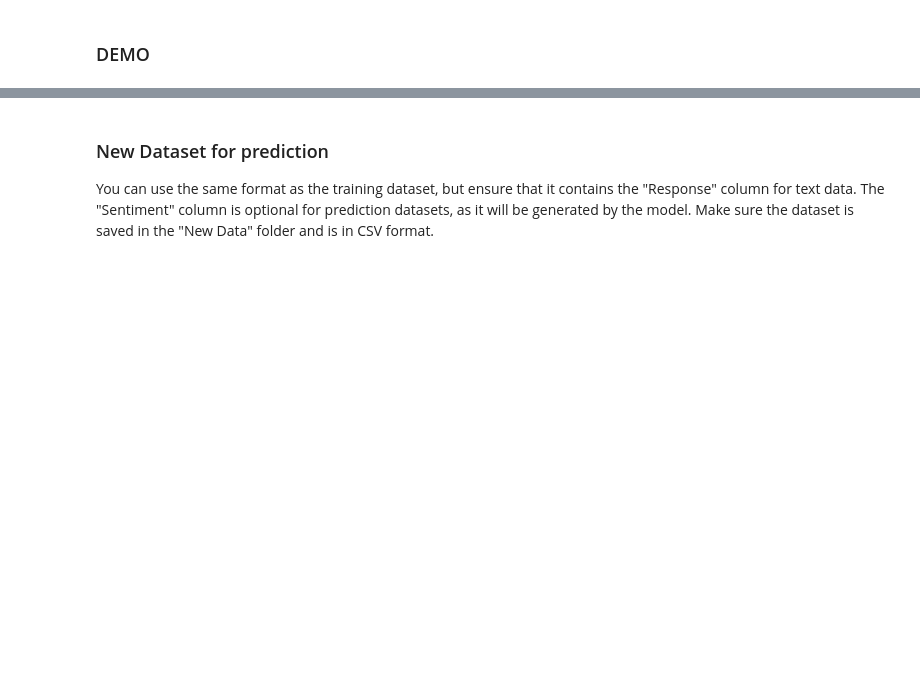
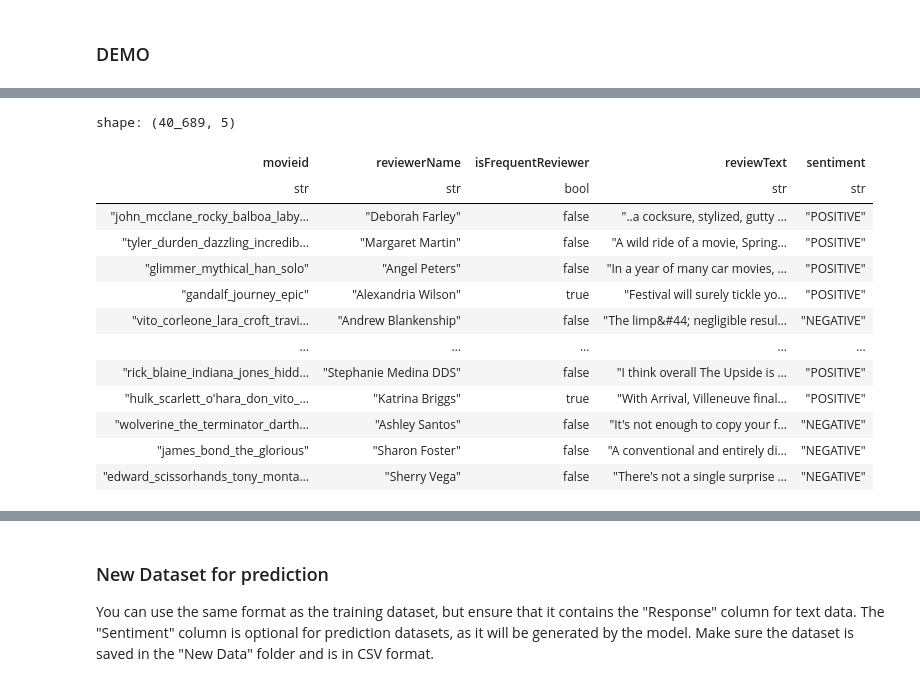
Before and after one commit to AlabhyaMe/Sentiments-Analysis, a Jupyter notebook: Sentimental Analysis Main File.ipynb, the cells around one changed output, grey strips where cells are left out. Saved outputs shown, nothing was run; the diff lists cells and outputs as text; code cells hidden in the pictures; blank space fills up the shorter version.

```diff
--- a/Sentimental Analysis Main File.ipynb
+++ b/Sentimental Analysis Main File.ipynb
@@ -43,3 +23,24 @@ shape: (162_758, 5)
+# %%
+df_train.head()
+# randomly select only 25% of the data since the dataset is large
+
+df_train = df_train.sample(fraction=0.25, shuffle=True, seed=42)
+df_train
+# %% [output]
+shape: (40_689, 5)
+| movieid | reviewerName | isFrequentReviewer | reviewText | sentiment |
+| str | str | bool | str | str |
+| "john_mcclane_rocky_balboa_laby… | "Deborah Farley" | false | "..a cocksure, stylized, gutty … | "POSITIVE" |
+| "tyler_durden_dazzling_incredib… | "Margaret Martin" | false | "A wild ride of a movie, Spring… | "POSITIVE" |
+| "glimmer_mythical_han_solo" | "Angel Peters" | false | "In a year of many car movies, … | "POSITIVE" |
+| "gandalf_journey_epic" | "Alexandria Wilson" | true | "Festival will surely tickle yo… | "POSITIVE" |
+| "vito_corleone_lara_croft_travi… | "Andrew Blankenship" | false | "The limp&#44; negligible resul… | "NEGATIVE" |
+| … | … | … | … | … |
+| "rick_blaine_indiana_jones_hidd… | "Stephanie Medina DDS" | false | "I think overall The Upside is … | "POSITIVE" |
+| "hulk_scarlett_o'hara_don_vito_… | "Katrina Briggs" | true | "With Arrival, Villeneuve final… | "POSITIVE" |
+| "wolverine_the_terminator_darth… | "Ashley Santos" | false | "It's not enough to copy your f… | "NEGATIVE" |
+| "james_bond_the_glorious" | "Sharon Foster" | false | "A conventional and entirely di… | "NEGATIVE" |
+| "edward_scissorhands_tony_monta… | "Sherry Vega" | false | "There's not a single surprise … | "NEGATIVE" |
 # %%
 # here I have three python script I built to pre_process the data and running the pipeline
 # you can find the code in the tools/preprocess.py file
```
Also changed, not shown: parts of 9 cells of this notebook, 1 other file.
